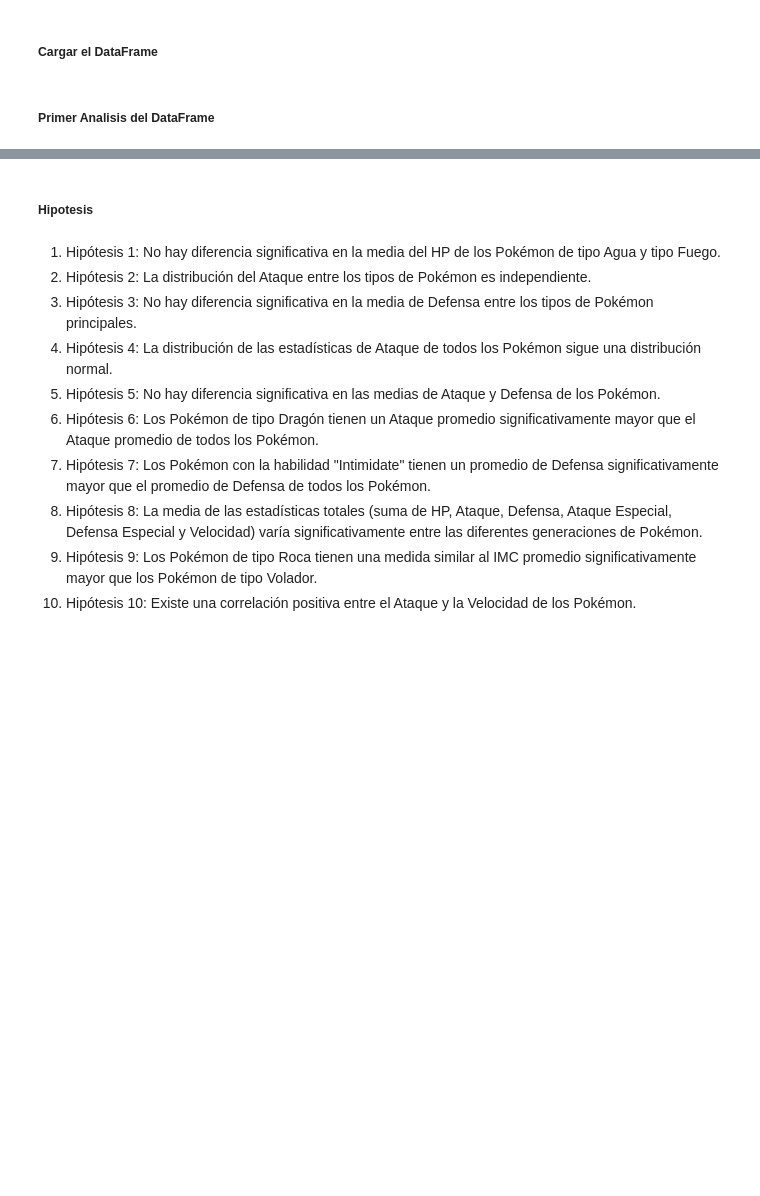
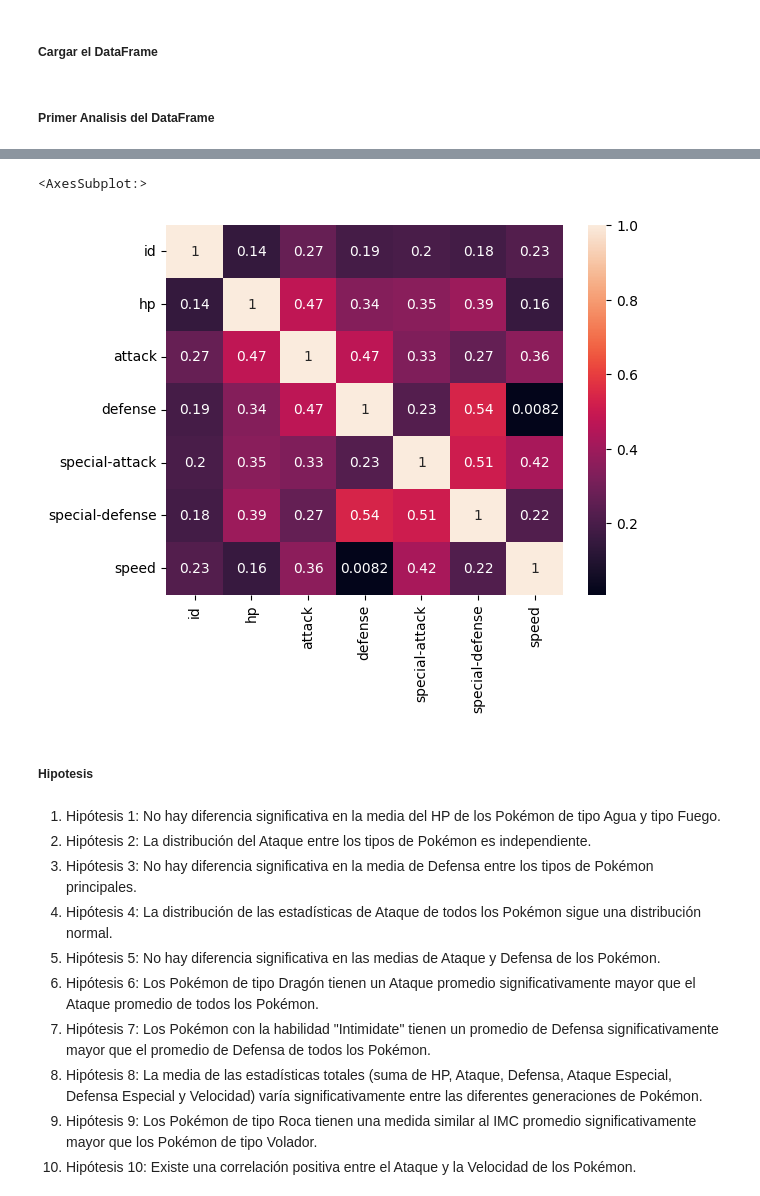
Before and after one commit to tonilocust/Data_Analyst, a Jupyter notebook: 3-API/Teoría/API.ipynb, the cells around one changed output, grey strips where cells are left out. Cells and saved outputs as stored; diff of their text form; code cells hidden in the pictures; blank space fills up the shorter version.

```diff
--- a/3-API/Teoría/API.ipynb
+++ b/3-API/Teoría/API.ipynb
@@ -233,3 +375,8 @@ sns.pairplot(pokemon_df)
+# %%
+sns.heatmap(pokemon_df.corr(), annot=True)
+# %% [output]
+<AxesSubplot:>
+[figure, added]
 # %% [markdown]
 ##### **Hipotesis**
 # %% [markdown]
```
Also changed, not shown: parts of 29 cells of this notebook.
